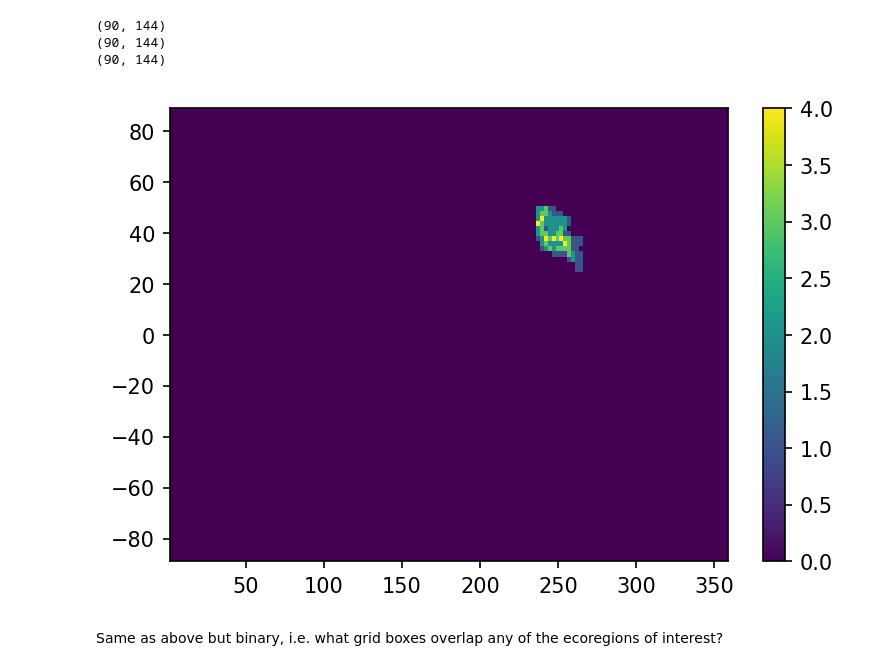
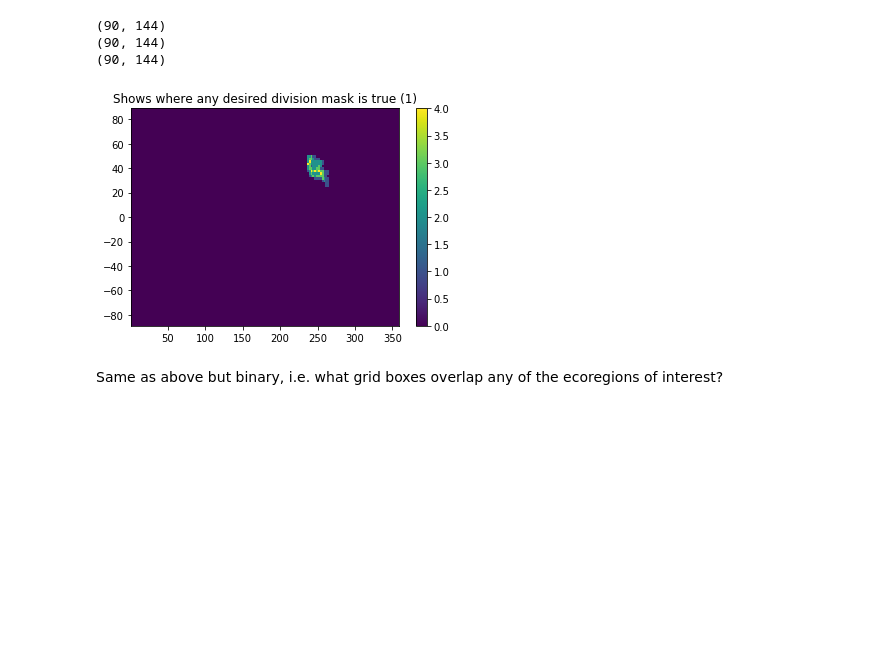
Before and after one commit to stevenjoelbrey/metSpread, a Jupyter notebook: Python/train_burn_area_classifier.ipynb, the cells around one changed output. Saved outputs shown, nothing was run; the diff lists cells and outputs as text; code cells hidden in the pictures; blank space fills up the shorter version.

```diff
--- a/Python/train_burn_area_classifier.ipynb
+++ b/Python/train_burn_area_classifier.ipynb
@@ -63,7 +65,7 @@ world = world.to_crs({'init': '+init=epsg:4326'})
 # Western US divisions to be included in this analysis
 desired_divisions = ["Temperate Steppe Regime Mountains",
                      "Marine Regime Mountains",
-                     'Marine Division',
+                     #'Marine Division', # No burn area! So will exclude
                      "Mediterranean Regime Mountains", # includes southern coastal Alaska sections
                      "Mediterranean Division",
                      'Temperate Desert Division',
@@ -210,12 +215,13 @@ print(division_mask.shape)
 (90, 144)
 (90, 144)
 # %%
-plt.figure(dpi=150)
+plt.figure()
 plt.pcolor( X, Y, division_mask)
+plt.title("Shows where any desired division mask is true (1)")
 plt.colorbar()
 plt.show()
 # %% [output]
-[figure, old version]
+[figure, new version]
 # %% [markdown]
 Same as above but binary, i.e. what grid boxes overlap any of the ecoregions of interest?
 # %%
```
Also changed, not shown: parts of 22 cells of this notebook.
